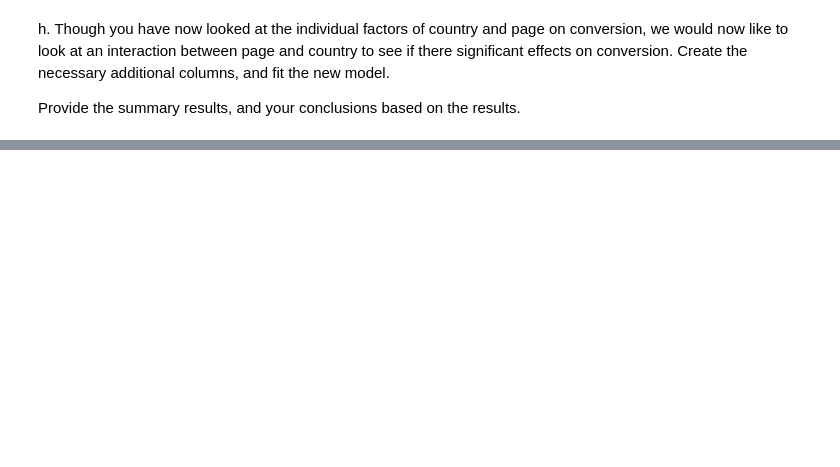
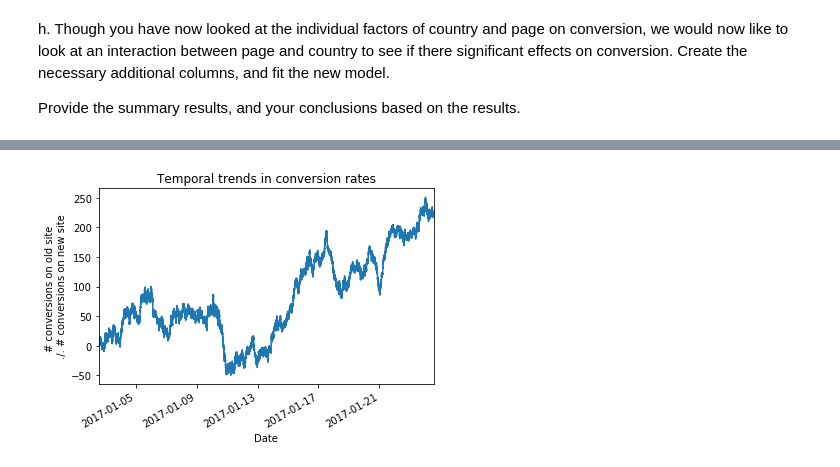
Before and after one commit to QuantificAid/analyze_ab_test_results, a Jupyter notebook: Analyze_ab_test_results_notebook.ipynb, the cells around one changed output, grey strips where cells are left out. Cells and saved outputs as stored; diff of their text form; code cells hidden in the pictures; blank space fills up the shorter version.

```diff
--- a/Analyze_ab_test_results_notebook.ipynb
+++ b/Analyze_ab_test_results_notebook.ipynb
@@ -149,2 +370,7 @@ a. Since each row is either a conversion or no conversion, what type of regressi
 # %% [markdown]
 b. The goal is to use **statsmodels** to fit the regression model you specified in part **a.** to see if there is a significant difference in conversion based on which page a customer receives.  However, you first need to create a column for the intercept, and create a dummy variable column for which page each user received.  Add an **intercept** column, as well as an **ab_page** column, which is 1 when an individual receives the **treatment** and 0 if **control**.
+# %%
+df2['intercept'] = 1
+df2['ab_page'] = 1
+df2.loc[df2.group == 'control', 'ab_page'] = 0
+df2.head()
@@ -165,5 +442,7 @@ g. Now along with testing if the conversion rate changes for different pages, al
 
 Does it appear that country had an impact on conversion?  Don't forget to create dummy variables for these country columns - **Hint: You will need two columns for the three dummy variables.** Provide the statistical output as well as a written response to answer this question.
 # %%
-countries_df = pd.read_csv('./countries.csv')
+countries_df = pd.read_csv('./data/countries.csv')
+countries_df.user_id = countries_df.user_id.astype(str)
 df_new = countries_df.set_index('user_id').join(df2.set_index('user_id'), how='inner')
+df_new.head()
@@ -194,0 +511,12 @@ It can take us up to a week to grade the project, but in most cases it is much f
+# %%
+dfc = df2[['timestamp', 'converted', 'ab_page']].sort_values('timestamp').set_index('timestamp').copy()
+# %%
+dfc['conv_cum_tot'] = dfc.converted.cumsum()
+dfc['conv_cum_new'] = (dfc.converted * dfc.ab_page).cumsum()
+# %%
+ax = (dfc.conv_cum_tot - 2*dfc.conv_cum_new).plot()
+ax.set_title("Temporal trends in conversion rates")
+ax.set_xlabel("Date")
+ax.set_ylabel("# conversions on old site \n./. # conversions on new site");
+# %% [output]
+[figure, added]
```
Also changed, not shown: parts of 61 cells of this notebook, 23 other files.
